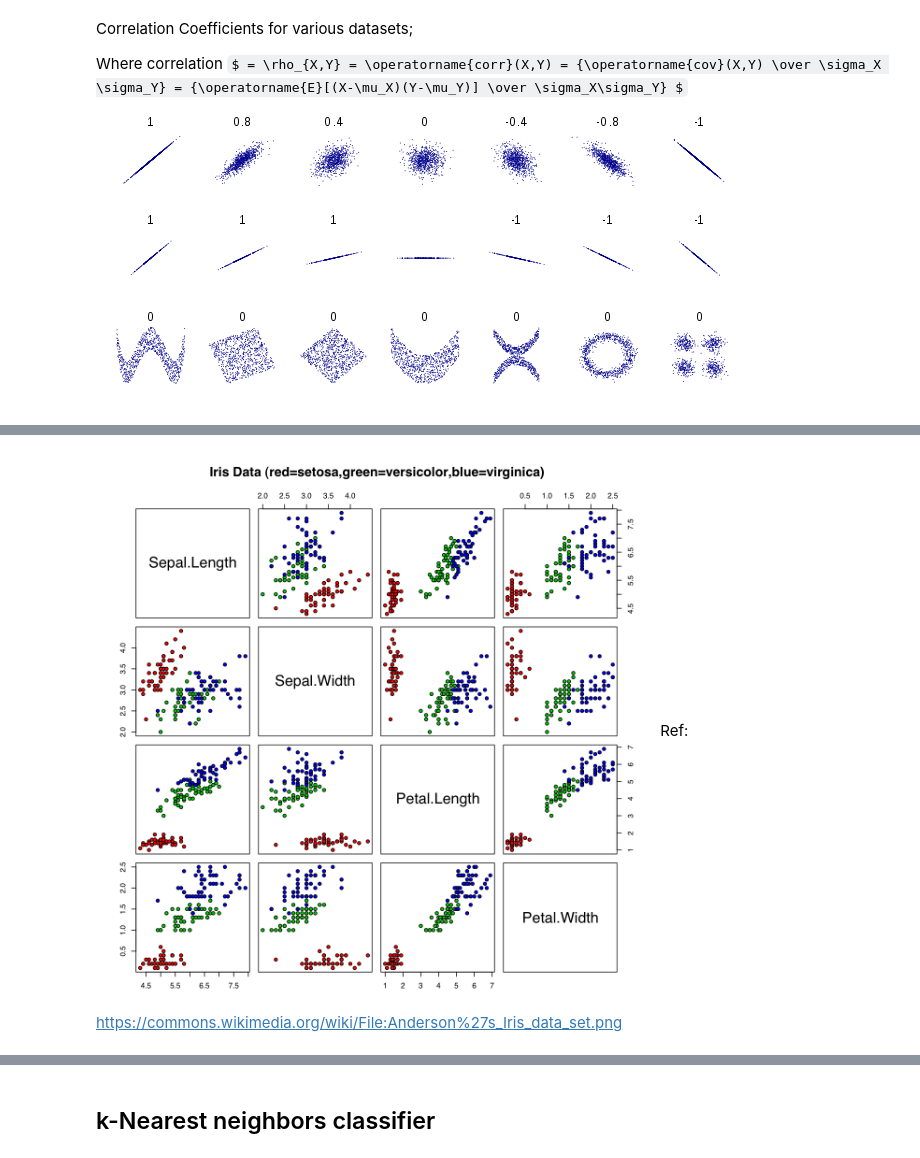
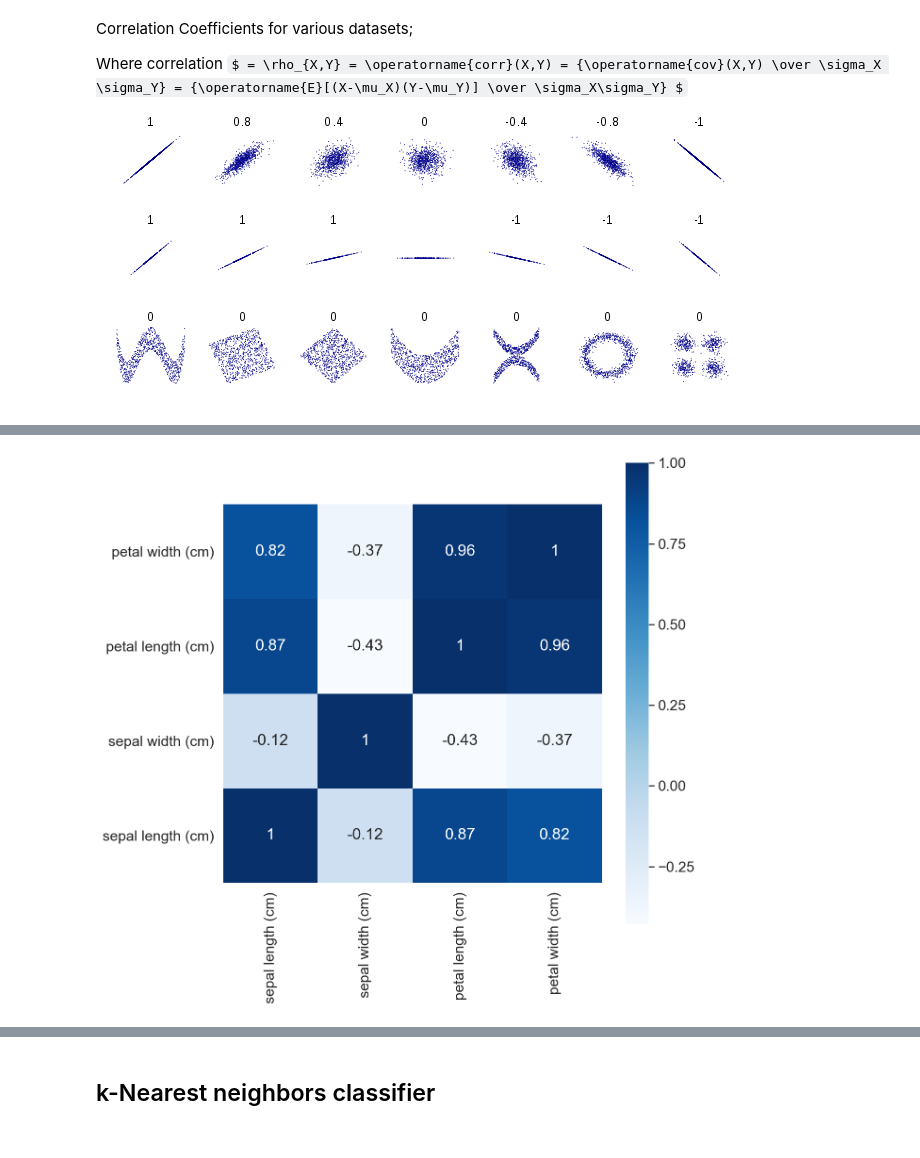
Before and after one commit to PacktPublishing/Practical-Machine-Learning-with-TensorFlow-2.0-and-Scikit-Learn, a Jupyter notebook: section_3/3-1.ipynb, the cells around one changed output, grey strips where cells are left out. Saved outputs shown, nothing was run; the diff lists cells and outputs as text; code cells hidden in the pictures; some formulas as TeX source.

```diff
--- a/section_3/3-1.ipynb
+++ b/section_3/3-1.ipynb
@@ -166,3 +90,7 @@ cb.ax.tick_params(labelsize=14)
-# %% [markdown]
-![image.png](attachment:image.png)
-Ref: https://commons.wikimedia.org/wiki/File:Anderson%27s_Iris_data_set.png
+# %%
+# Coloured Correlation Matrix
+axs = sn.heatmap(iris_df.corr(), cmap="Blues", annot=True, square=True)
+axs.set_ylim(0, len(iris_df.corr()))
+plt.show()
+# %% [output]
+[figure, added]
```
Also changed, not shown: parts of 14 cells of this notebook, 3 other files.
